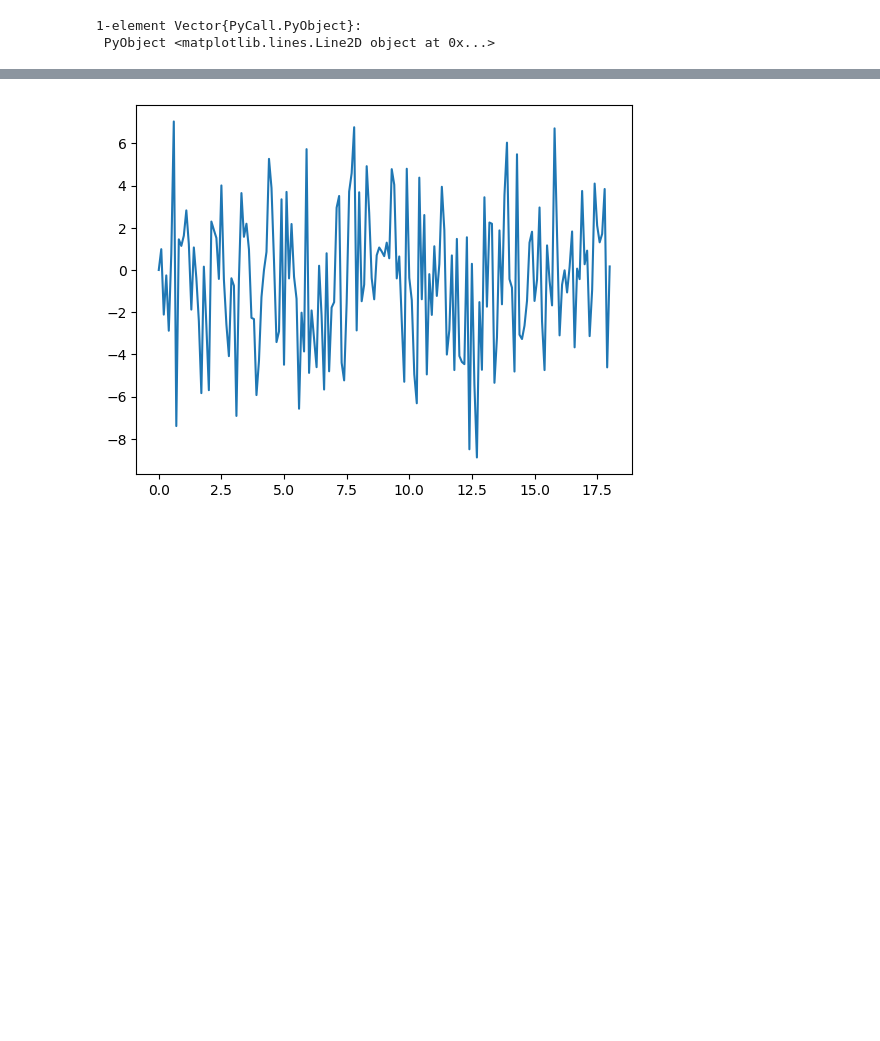
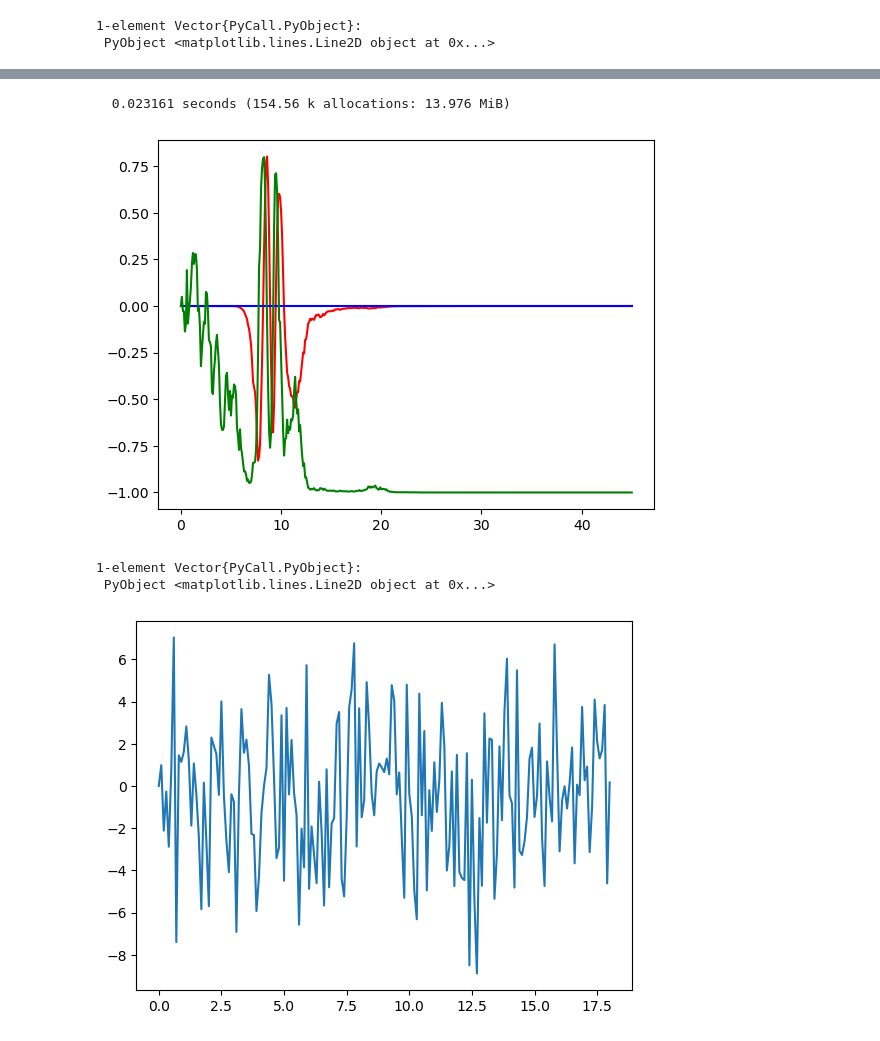
Before and after one commit to chapman-iqs/QuantumCircuits.jl, a Jupyter notebook: QC.ipynb, the cells around one changed output, grey strips where cells are left out. Drawn from its saved outputs; the diff is of its cells as text; code cells hidden in the pictures; blank space fills up the shorter version.

```diff
--- a/QC.ipynb
+++ b/QC.ipynb
@@ -131,5 +132,19 @@ plt.plot(tt1, evs1[:,3], "g")
 1-element Vector{PyCall.PyObject}:
  PyObject <matplotlib.lines.Line2D object at 0x...>
+# %%
+Random.seed!(1)
+dt1 = dt0
+tt1, ρs1, dy1 = @time bayesian(T, u, H, J, [√(Γ*η)σz]; dt=dt1);
+evs1 = expects.(ρs1)
+evs1 = [evs1[n][ax] for n in 1:length(tt1), ax in 1:3]
+plt.plot(tt1, evs1[:,1], "r")
+plt.plot(tt1, evs1[:,2], "b")
+plt.plot(tt1, evs1[:,3], "g")
+# %% [output]
+  0.023161 seconds (154.56 k allocations: 13.976 MiB)
+[figure, added]
+1-element Vector{PyCall.PyObject}:
+ PyObject <matplotlib.lines.Line2D object at 0x...>
 # %%
 plt.plot(tt1, dy1[1])
 # %% [output]
```
Also changed, not shown: parts of 11 cells of this notebook, 3 other files.
